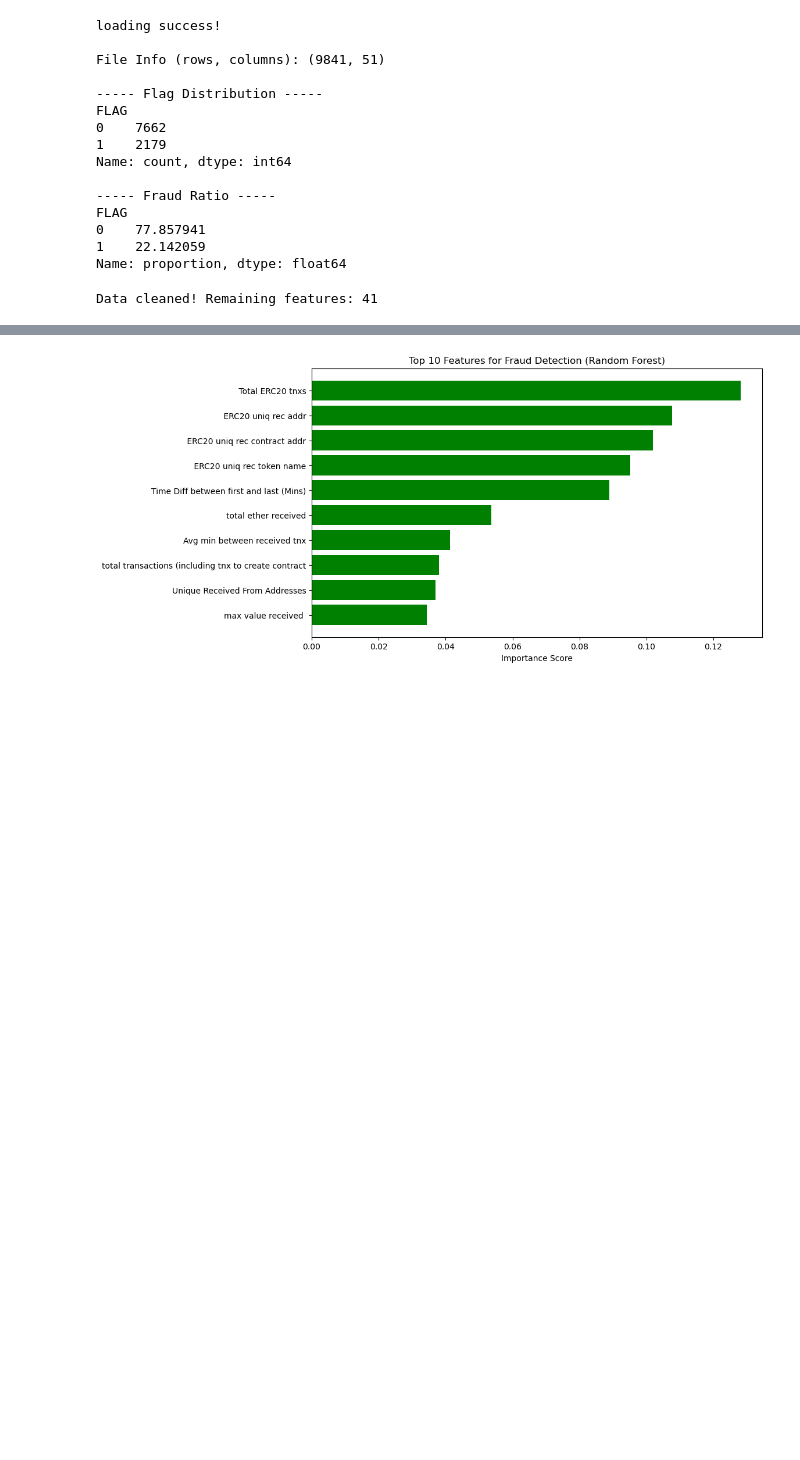
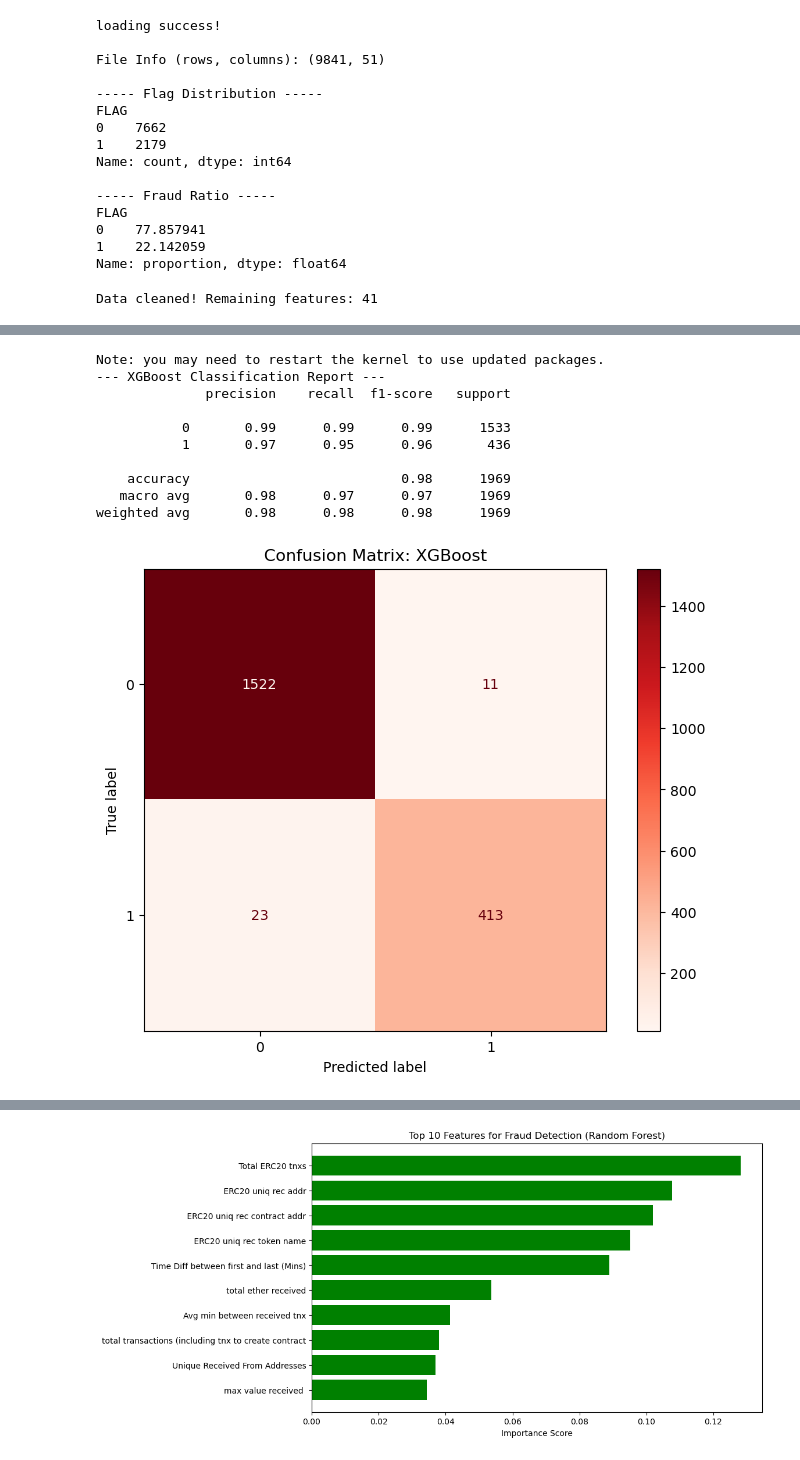
Before and after one commit to Francisx1/ATF, a Jupyter notebook: ATF.ipynb, the cells around one changed output, grey strips where cells are left out. Saved outputs shown, nothing was run; the diff lists cells and outputs as text; code cells hidden in the pictures; blank space fills up the shorter version.

```diff
--- a/ATF.ipynb
+++ b/ATF.ipynb
@@ -151,0 +227,39 @@ weighted avg       0.98      0.98      0.98      1969
+# %%
+%pip install xgboost -q
+from xgboost import XGBClassifier
+from sklearn.metrics import classification_report, ConfusionMatrixDisplay
+import matplotlib.pyplot as plt
+
+# scale_pos_weight handles class imbalance: ratio of negative to positive samples
+scale = (y_train == 0).sum() / (y_train == 1).sum()
+
+xgb = XGBClassifier(
+    n_estimators=100,
+    scale_pos_weight=scale,
+    random_state=42,
+    n_jobs=-1,
+    eval_metric="logloss",
+    verbosity=0
+)
+xgb.fit(X_train_scaled, y_train);
+
+y_pred_xgb = xgb.predict(X_test_scaled)
+print("--- XGBoost Classification Report ---")
+print(classification_report(y_test, y_pred_xgb))
+
+fig, ax = plt.subplots(figsize=(8, 6))
+ConfusionMatrixDisplay.from_predictions(y_test, y_pred_xgb, ax=ax, cmap="Reds")
+plt.title("Confusion Matrix: XGBoost")
+plt.show()
+# %% [output]
+Note: you may need to restart the kernel to use updated packages.
+--- XGBoost Classification Report ---
+              precision    recall  f1-score   support
+
+           0       0.99      0.99      0.99      1533
+           1       0.97      0.95      0.96       436
+
+    accuracy                           0.98      1969
+   macro avg       0.98      0.97      0.97      1969
+weighted avg       0.98      0.98      0.98      1969
+[figure, added]
```
Also changed, not shown: parts of 9 cells of this notebook.
